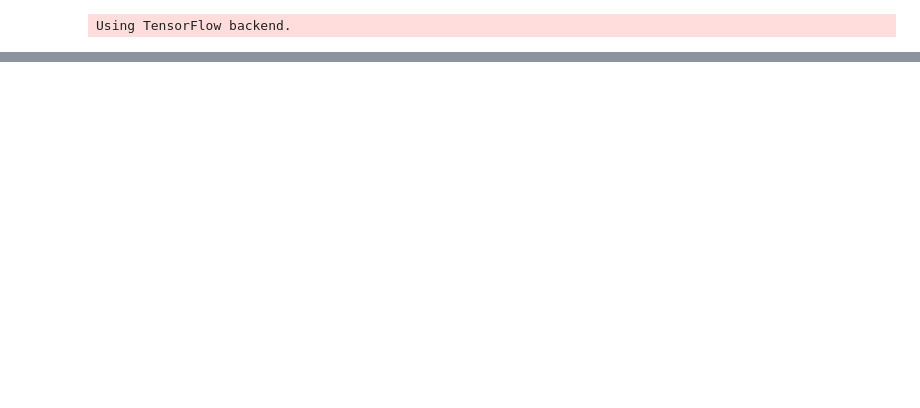
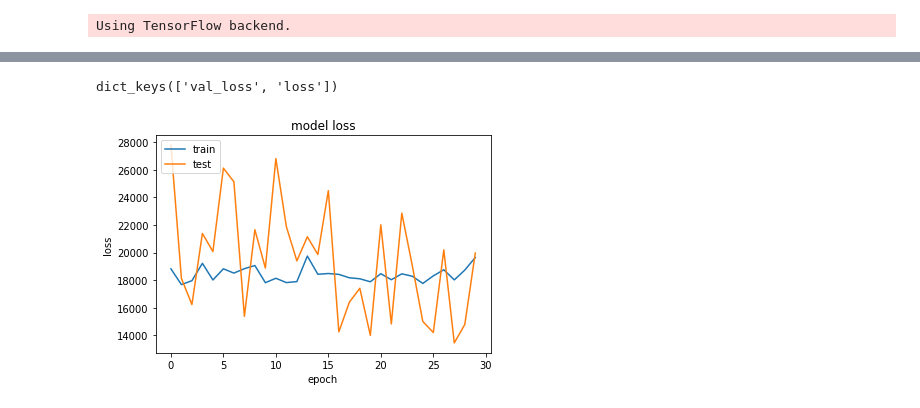
Before and after one commit to Ashgun/cv_crime_AE, a Jupyter notebook: Untitled.ipynb, the cells around one changed output, grey strips where cells are left out. Cells and saved outputs as stored; diff of their text form; code cells hidden in the pictures; blank space fills up the shorter version.

```diff
--- a/Untitled.ipynb
+++ b/Untitled.ipynb
@@ -33,16 +35,16 @@ def BuildModel_AE():
 
     conv_3_1 = Conv2D(128, (3, 3), padding='same')(pool_2)
     conv_3_1 = Activation('relu')(conv_3_1)
-    conv_3_2 = Conv2D(128, (3, 3), padding='same')(conv_3_1)
+    conv_3_2 = Conv2D(256, (3, 3), padding='same')(conv_3_1)
     conv_3_2 = Activation('relu')(conv_3_2)
     pool_3 = MaxPooling2D(2)(conv_3_2)
 
     flat_1 = Flatten()(pool_3)
 
-    descriptor = Dense(128, name='descriptor')(flat_1)
+    descriptor = Dense(descriptor_size, name='descriptor')(flat_1)
 
-    req_h = params.GetImageSize() / 2 / 2 / 2
-    req_w = params.GetImageSize() / 2 / 2 / 2
+    req_h = int(params.GetImageSize() / 2 / 2 / 2)
+    req_w = int(params.GetImageSize() / 2 / 2 / 2)
     descr_rescale = Dense(req_h * req_w)(descriptor)
     descr_resample = Reshape((32, 32, 1))(descr_rescale)
 
@@ -166,3 +181,25 @@ Epoch 4/4
+# %%
+# list all data in history
+print(history.history.keys())
+# summarize history for accuracy
+# plt.plot(history.history['acc'])
+# plt.plot(history.history['val_acc'])
+# plt.title('model accuracy')
+# plt.ylabel('accuracy')
+# plt.xlabel('epoch')
+# plt.legend(['train', 'test'], loc='upper left')
+# plt.show()
+# summarize history for loss
+plt.plot(history.history['loss'])
+plt.plot(history.history['val_loss'])
+plt.title('model loss')
+plt.ylabel('loss')
+plt.xlabel('epoch')
+plt.legend(['train', 'test'], loc='upper left')
+plt.show()
+# %% [output]
+dict_keys(['val_loss', 'loss'])
+[figure, added]
 # %%
 from keras.models import load_model
 model1 = load_model('best.h5')
```
Also changed, not shown: parts of 14 cells of this notebook.
